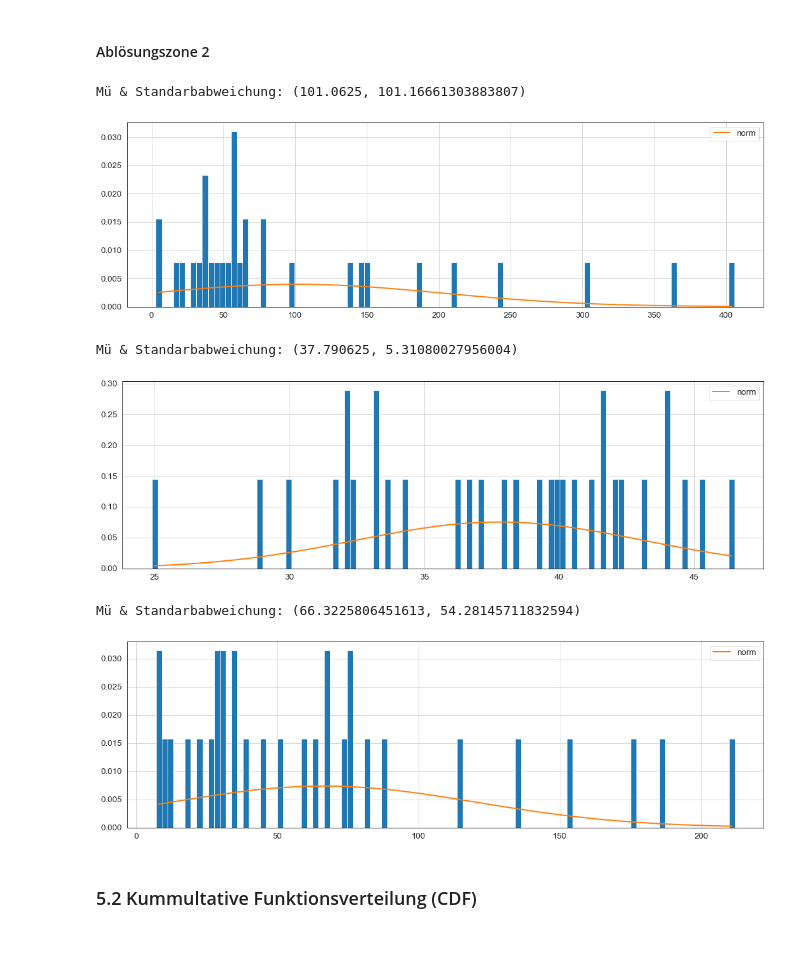
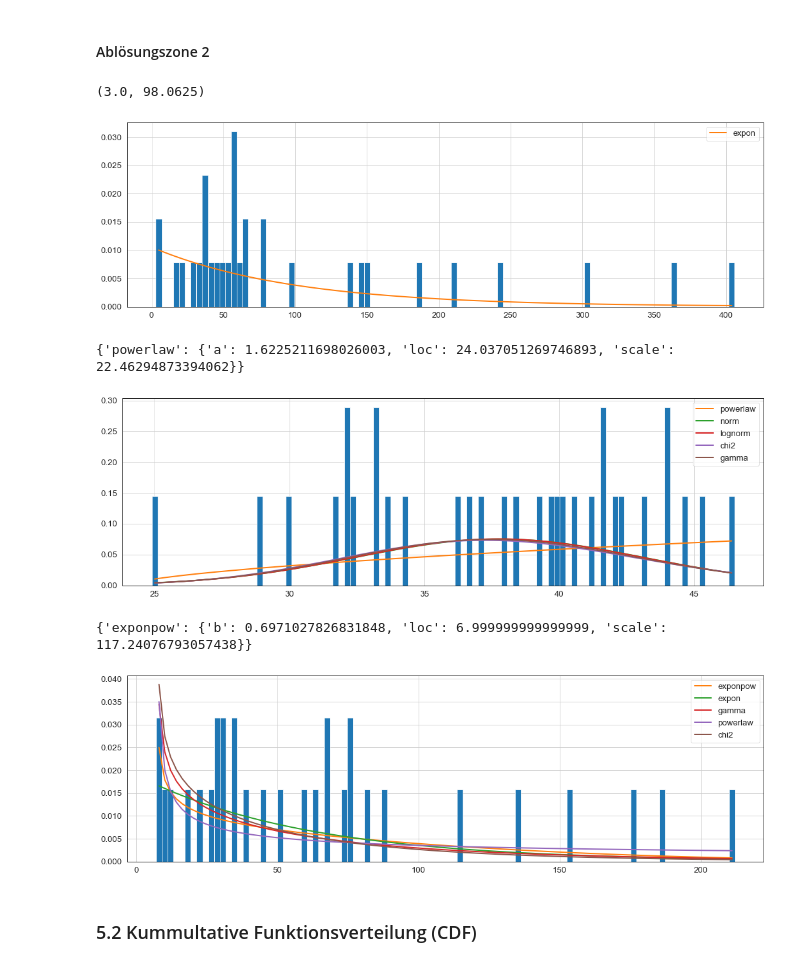
Before and after one commit to 7ben18/FHNW_Steinschlagrisiko, a Jupyter notebook: FHNW_Steinschlagrisiko.ipynb, the cells around one changed output. Saved outputs shown, nothing was run; the diff lists cells and outputs as text; code cells hidden in the pictures.

Commit message:
added simulation plots for zone 2

```diff
--- a/FHNW_Steinschlagrisiko.ipynb
+++ b/FHNW_Steinschlagrisiko.ipynb
@@ -483,25 +483,25 @@ print(distribution_time1_param)
 #### Ablösungszone 2
 # %%
 # Masse
-norm_mass_zone2 = densityPlot(df2, "Masse [kg]")
-print("Mü & Standarbabweichung: {}".format(norm_mass_zone2))
+distribution_mass2_param = expon_distribution(df2, "Masse [kg]")
+print(distribution_mass2_param)
 # %% [output]
-Mü & Standarbabweichung: (101.0625, 101.16661303883807)
+(3.0, 98.0625)
-[figure, old version]
+[figure, new version]
 # %%
 # Geschwindigkeit
-norm_speed_zone2 = densityPlot(df2, "Geschwindigkeit [m/s]")
-print("Mü & Standarbabweichung: {}".format(norm_speed_zone2))
+distribution_speed2_param = best_distribution(df2, "Geschwindigkeit [m/s]")
+print(distribution_speed2_param)
 # %% [output]
-Mü & Standarbabweichung: (37.790625, 5.31080027956004)
+{'powerlaw': {'a': 1.6225211698026003, 'loc': 24.037051269746893, 'scale': 22.46294873394062}}
-[figure, old version]
+[figure, new version]
 # %%
 # Zeitabstand
-norm_time_zone2 = densityPlot(df_Zeitabstand_2, 0)
-print("Mü & Standarbabweichung: {}".format(norm_time_zone2))
+distribution_time2_param = best_distribution(df_Zeitabstand_2, 0)
+print(distribution_time2_param)
 # %% [output]
-Mü & Standarbabweichung: (66.3225806451613, 54.28145711832594)
+{'exponpow': {'b': 0.6971027826831848, 'loc': 6.999999999999999, 'scale': 117.24076793057438}}
-[figure, old version]
+[figure, new version]
 # %% [markdown]
 ### 5.2 Kummultative Funktionsverteilung (CDF)
 # %% [markdown]
```
Also changed, not shown: parts of 26 cells of this notebook.
